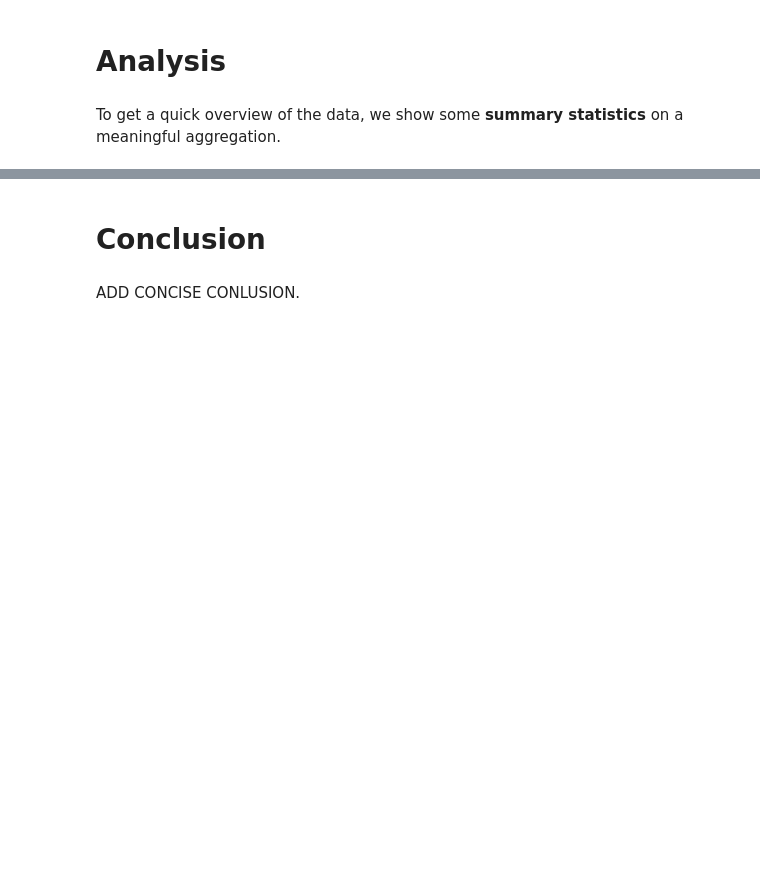
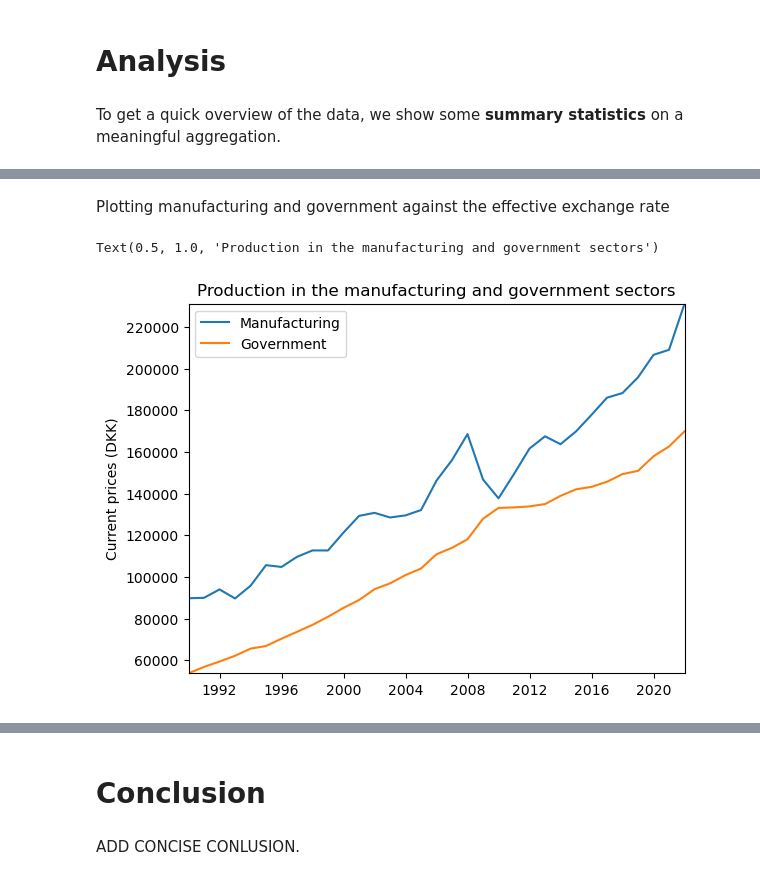
Before and after one commit to NumEconCopenhagen/projects-2023-jacob-per, a Jupyter notebook: dataproject/dataproject.ipynb, the cells around one changed output, grey strips where cells are left out. Drawn from its saved outputs; the diff is of its cells as text; code cells hidden in the pictures; blank space fills up the shorter version.

```diff
--- a/dataproject/dataproject.ipynb
+++ b/dataproject/dataproject.ipynb
@@ -217 +213,23 @@ ax.margins(0,0)
+# %% [markdown]
+Plotting manufacturing and government against the effective exchange rate
+# %%
+# a. sort values by time
+api = api.sort_values(by='TID',ascending=True)
+
+# b. define data to graph
+man_plot = api.loc[api.BRANCHE.str.contains('Manufacturing') == True]
+gov_plot = api.loc[api.BRANCHE.str.contains('Public administration, education and health') == True]
+
+# c. plot in one graph
+fig = plt.figure()
+ax = fig.add_subplot(1,1,1)
+ax.plot(man_plot['TID'],man_plot['GDP'],label='Manufacturing')
+ax.plot(gov_plot['TID'],gov_plot['GDP'],label='Government')
+ax.margins(0,0)
+ax.legend()
+plt.ylabel('Current prices (DKK)')
+plt.title('Production in the manufacturing and government sectors')
+# %% [output]
+Text(0.5, 1.0, 'Production in the manufacturing and government sectors')
+[figure, added]
 # %%
```
Also changed, not shown: parts of 18 cells of this notebook.
